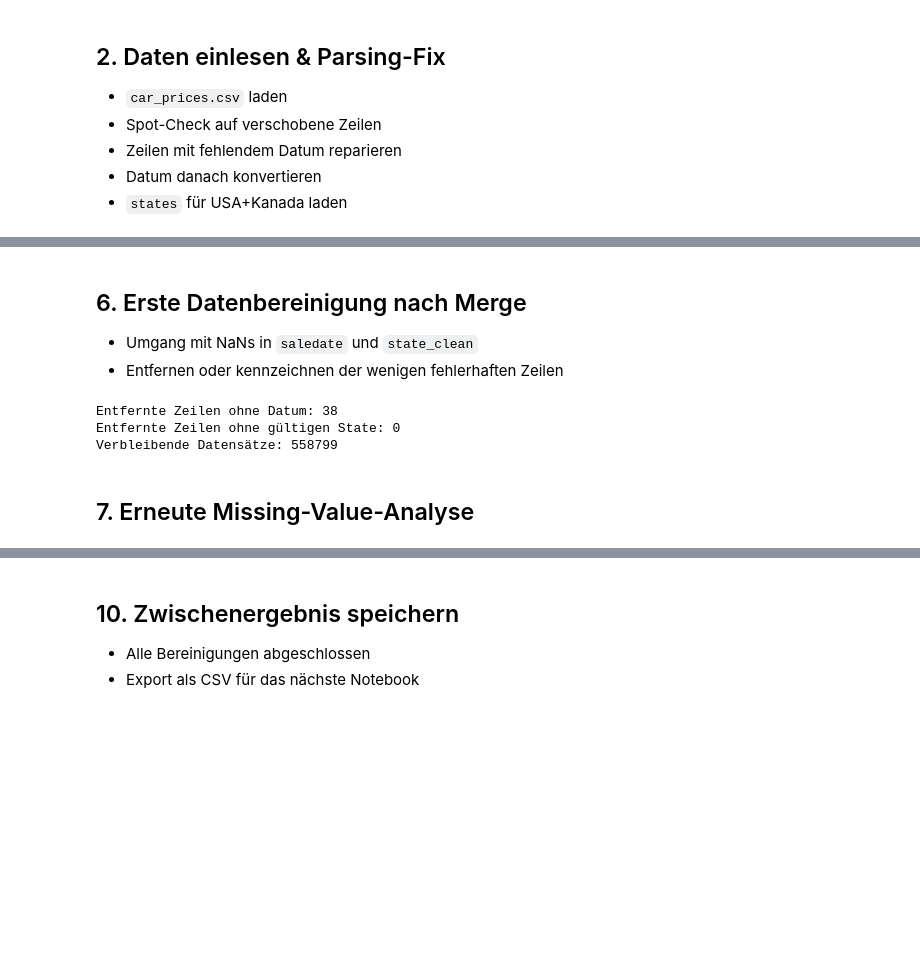
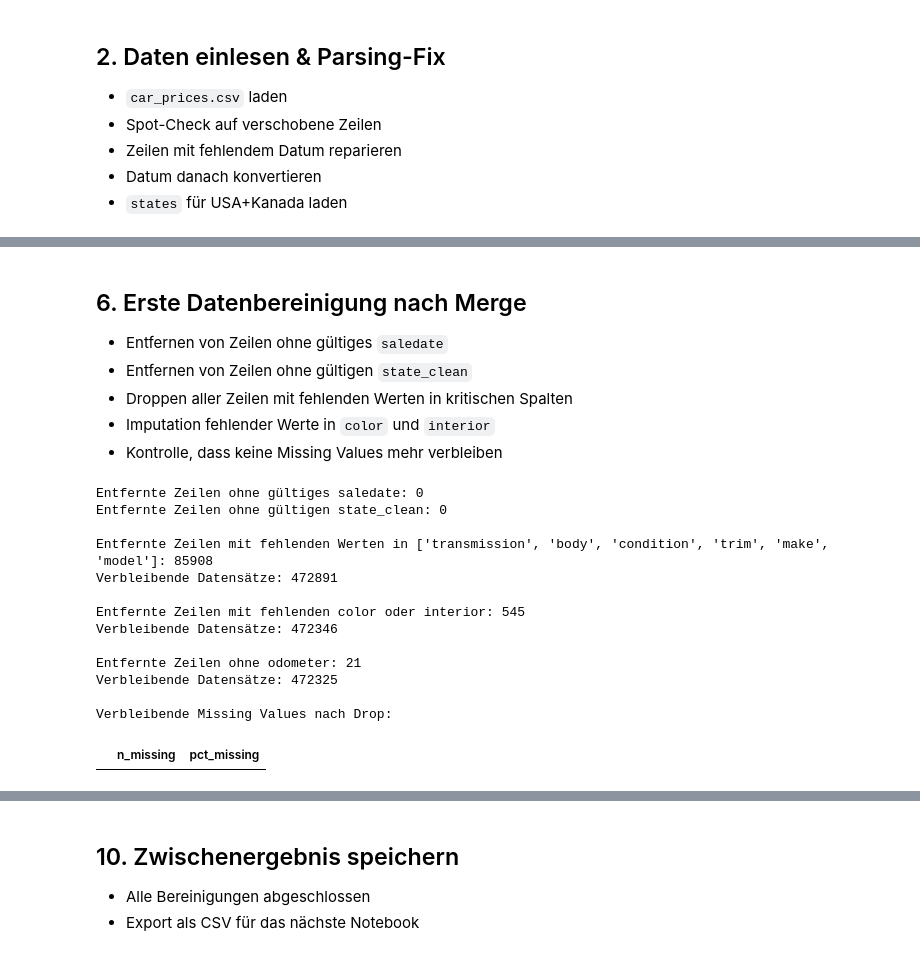
Before and after one commit to chiarasteffen/car_sales_prediction, a Jupyter notebook: notebooks/01_data_preprocessing_and_ingestion.ipynb, the cells around one changed output, grey strips where cells are left out. Saved outputs shown, nothing was run; the diff lists cells and outputs as text; code cells hidden in the pictures; blank space fills up the shorter version.

```diff
--- a/notebooks/01_data_preprocessing_and_ingestion.ipynb
+++ b/notebooks/01_data_preprocessing_and_ingestion.ipynb
@@ -243,23 +337,62 @@ display(mv)
 # %% [markdown]
 ## 6. Erste Datenbereinigung nach Merge
-- Umgang mit NaNs in `saledate` und `state_clean`
-- Entfernen oder kennzeichnen der wenigen fehlerhaften Zeilen
+- Entfernen von Zeilen ohne gültiges `saledate`
+- Entfernen von Zeilen ohne gültigen `state_clean`
+- Droppen aller Zeilen mit fehlenden Werten in kritischen Spalten
+- Imputation fehlender Werte in `color` und `interior`
+- Kontrolle, dass keine Missing Values mehr verbleiben
 # %%
-# 6.1 Zeilen ohne Datum entfernen (falls nicht benötigt)
+# 6.1 Zeilen ohne gültiges Datum entfernen
 before = len(cars_states)
 cars_states = cars_states[cars_states["saledate"].notna()].reset_index(drop=True)
-print(f"Entfernte Zeilen ohne Datum: {before - len(cars_states)}")
+removed_date = before - len(cars_states)
+print(f"Entfernte Zeilen ohne gültiges saledate: {removed_date}")
 
-# 6.2 Zeilen ohne gültigen State markieren/entfernen
+# 6.1 Zeilen ohne gültigen State entfernen
 before = len(cars_states)
 cars_states = cars_states[cars_states["state_clean"].notna()].reset_index(drop=True)
-print(f"Entfernte Zeilen ohne gültigen State: {before - len(cars_states)}")
+removed_state = before - len(cars_states)
+print(f"Entfernte Zeilen ohne gültigen state_clean: {removed_state}\n")
 
-# 6.3 Aktueller Stand
-print("Verbleibende Datensätze:", len(cars_states))
+# 6.2 Kritische Spalten – Zeilen mit Missing droppen
+critical = ["transmission", "body", "condition", "trim", "make", "model"]
+before = len(cars_states)
+cars_states = cars_states.dropna(subset=critical).reset_index(drop=True)
+removed_critical = before - len(cars_states)
+print(f"Entfernte Zeilen mit fehlenden Werten in {critical}: {removed_critical}")
+print(f"Verbleibende Datensätze: {len(cars_states)}\n")
+
+# 6.3 Zeilen mit fehlenden Werten in color oder interior droppen
+before = len(cars_states)
+cars_states = cars_states.dropna(subset=["color", "interior"]).reset_index(drop=True)
+removed = before - len(cars_states)
+print(f"Entfernte Zeilen mit fehlenden color oder interior: {removed}")
+print(f"Verbleibende Datensätze: {len(cars_states)}\n")
+
+# 6.4 Zeilen ohne odometer droppen
+before = len(cars_states)
+cars_states = cars_states.dropna(subset=["odometer"]).reset_index(drop=True)
+removed = before - len(cars_states)
+print(f"Entfernte Zeilen ohne odometer: {removed}")
+print(f"Verbleibende Datensätze: {len(cars_states)}\n")
+
+# 6.5 Kontrolle: verbleibende Missing Values
+mv = cars_states.isna().sum().to_frame("n_missing")
+mv["pct_missing"] = 100 * mv["n_missing"] / len(cars_states)
+print("Verbleibende Missing Values nach Drop:")
+display(mv[mv["n_missing"] > 0])
 # %% [output]
-Entfernte Zeilen ohne Datum: 38
-Entfernte Zeilen ohne gültigen State: 0
-Verbleibende Datensätze: 558799
+Entfernte Zeilen ohne gültiges saledate: 0
+Entfernte Zeilen ohne gültigen state_clean: 0
+
+Entfernte Zeilen mit fehlenden Werten in ['transmission', 'body', 'condition', 'trim', 'make', 'model']: 85908
+Verbleibende Datensätze: 472891
+
+Entfernte Zeilen mit fehlenden color oder interior: 545
+Verbleibende Datensätze: 472346
+
+Entfernte Zeilen ohne odometer: 21
+Verbleibende Datensätze: 472325
+
+Verbleibende Missing Values nach Drop:
+|  | n_missing | pct_missing |
-# %% [markdown]
-## 7. Erneute Missing-Value-Analyse
```
Also changed, not shown: parts of 21 cells of this notebook, 5 other files.
